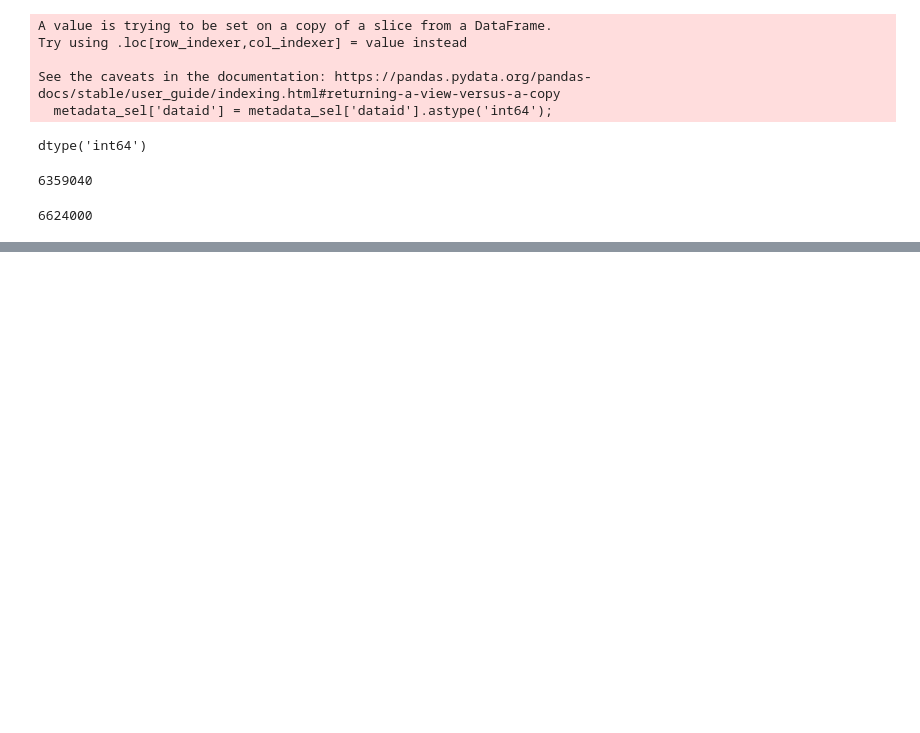
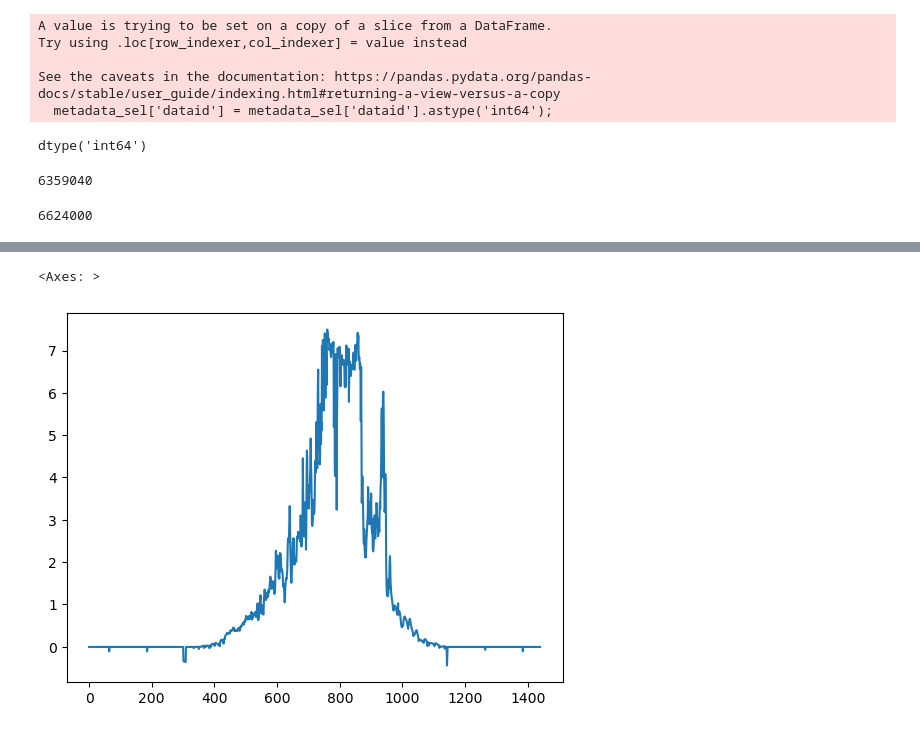
Before and after one commit to Chengxuan-Li/RampDemandGen, a Jupyter notebook: nyc.ipynb, the cells around one changed output, grey strips where cells are left out. Drawn from its saved outputs; the diff is of its cells as text; code cells hidden in the pictures; blank space fills up the shorter version.

```diff
--- a/nyc.ipynb
+++ b/nyc.ipynb
@@ -70,6 +48,3 @@ len(nyc_sel)
 len(nyc)
 # %% [output]
 6624000
-# %%
-metadata_sel = metadata[metadata["active_record"] == "yes"]
-len(metadata_sel)
@@ -90,0 +134,24 @@ Index(['dataid', 'active_record', 'building_type', 'city', 'state',
+# %%
+class Residence:
+    def __init__(self, _id, all_meterage, all_metadata, _appliances=list(pd.read_csv('appliances.csv')['key'])):
+        self.meterage = all_meterage[all_meterage['dataid'] == _id]
+        self.metadata = all_metadata[all_metadata['dataid'] == _id]
+        self.dataid = _id
+        self.possible_appliances = _appliances
+        exapp = []
+        for app in _appliances:
+            if self.metadata[app].iloc[0] == 'yes':
+                exapp.append(app)
+        self.existing_appliances = exapp
+        self.meterage['localminute'] = pd.to_datetime(self.meterage['localminute'], format='%Y-%m-%d %H:%M:%S-05')
+        self.meterage.sort_values('localminute', inplace=True)
+        self.meterage.reset_index(inplace=True)
+
+
+
+    def parse_datetime(t): # backup func
+        return pd.to_datetime(":".join(t.split(":")[:2]), format='%Y-%m-%d %H:%M')
+
+
+r5997 = Residence(5997, nyc_5997, metadata_sel)
+r5997.existing_appliances
@@ -90,0 +169,5 @@ Index(['dataid', 'active_record', 'building_type', 'city', 'state',
+# %%
+r5997.meterage['solar'].iloc[:1440].plot()
+# %% [output]
+<Axes: >
+[figure, added]
```
Also changed, not shown: parts of 20 cells of this notebook, 5 other files.
